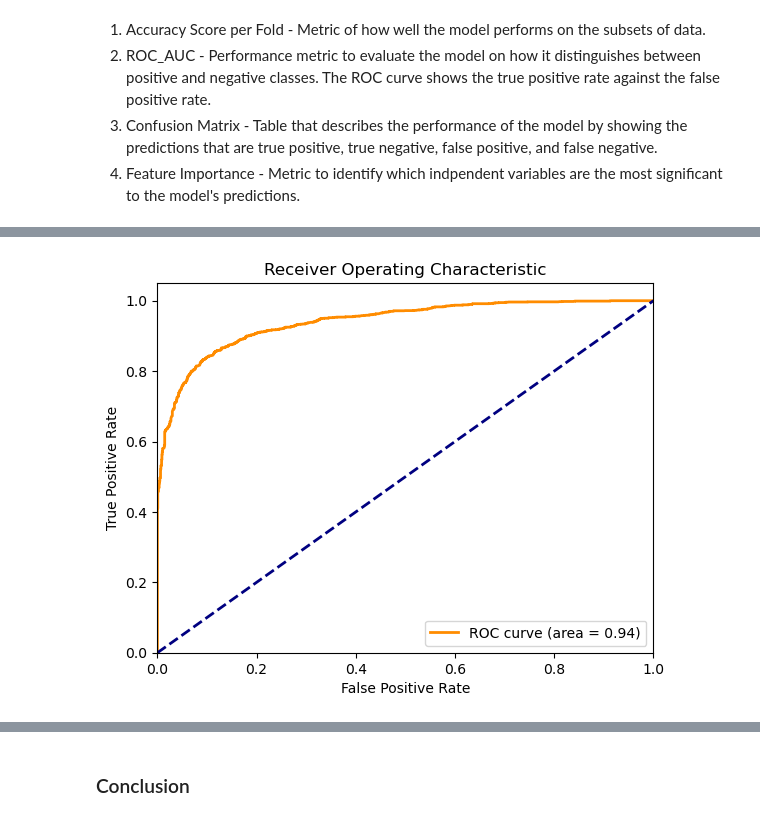
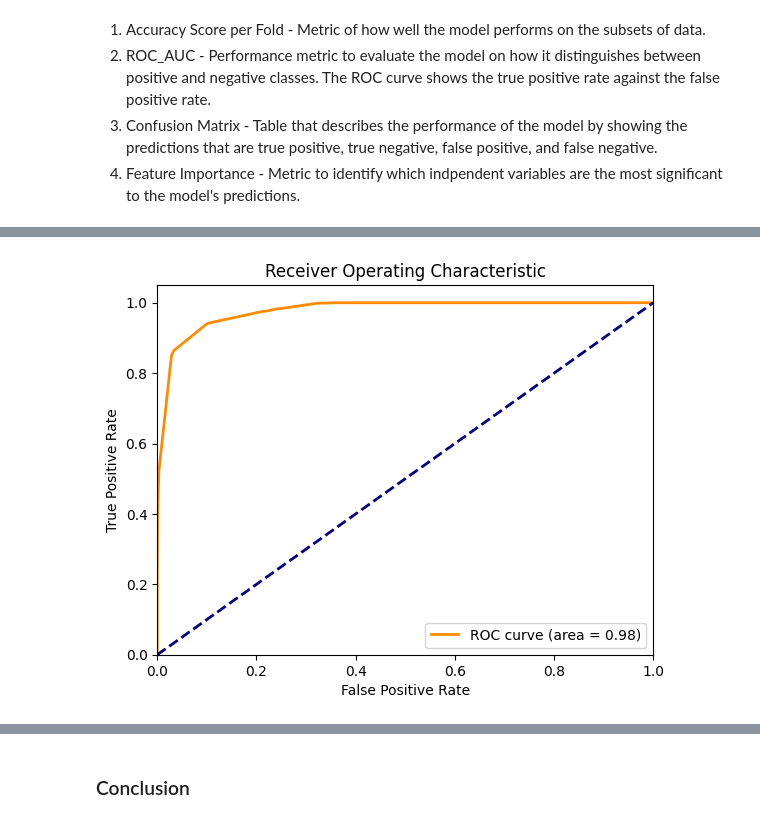
Before and after one commit to ddiaz1126/CyberSecurity, a Jupyter notebook: CyberSecurity.ipynb, the cells around one changed output, grey strips where cells are left out. Cells and saved outputs as stored; diff of their text form; code cells hidden in the pictures.

```diff
--- a/CyberSecurity.ipynb
+++ b/CyberSecurity.ipynb
@@ -148,11 +199,16 @@ plt.show()
 ### Feature Selection
 # %%
 # Create Variables
-X = data
+X = features
 y = df['Result']
+# %%
+from sklearn.preprocessing import StandardScaler
+
+scaler = StandardScaler()
+X_scaled = scaler.fit_transform(X)
 # %%
 # Split data variables into training and testing datasets
-X_train, X_test, y_train, y_test = train_test_split(X, y, test_size=0.3, random_state=42)
+X_train, X_test, y_train, y_test = train_test_split(X_scaled, y, test_size=0.3, random_state=42)
 # %% [markdown]
 #### Logistic Regression
 # %% [markdown]
@@ -278,23 +357,23 @@ model1 = model1.fit(X_train, y_train)
 # Extract y-values
 y_scores = model1.predict_proba(X_test)[:, 1]
 # Calculate ROC curve
-fpr, tpr, thresholds = roc_curve(y_test, y_scores)
+fpr_gradient, tpr_gradient, thresholds_gradient = roc_curve(y_test, y_scores)
 # Calculate AUC
-roc_auc = auc(fpr, tpr)
+roc_auc_gradient = auc(fpr_gradient, tpr_gradient)
 # %%
 # Plot ROC curve
 plt.figure()
-plt.plot(fpr, tpr, color='darkorange', lw=2, label='ROC curve (area = %0.2f)' % roc_auc)
+plt.plot(fpr_gradient, tpr_gradient, color='darkorange', lw=2, label='ROC curve (area = %0.2f)' % roc_auc_gradient)
 plt.plot([0, 1], [0, 1], color='navy', lw=2, linestyle='--')
 plt.xlim([0.0, 1.0])
 plt.ylim([0.0, 1.05])
 plt.xlabel('False Positive Rate')
 plt.ylabel('True Positive Rate')
 plt.title('Receiver Operating Characteristic')
 plt.legend(loc="lower right")
 plt.show()
 # %% [output]
-[figure, old version]
+[figure, new version]
 # %%
 # Create a confusion matrix
 y_pred1 = model1.predict(X_test)
```
Also changed, not shown: parts of 42 cells of this notebook, 1 other file.
